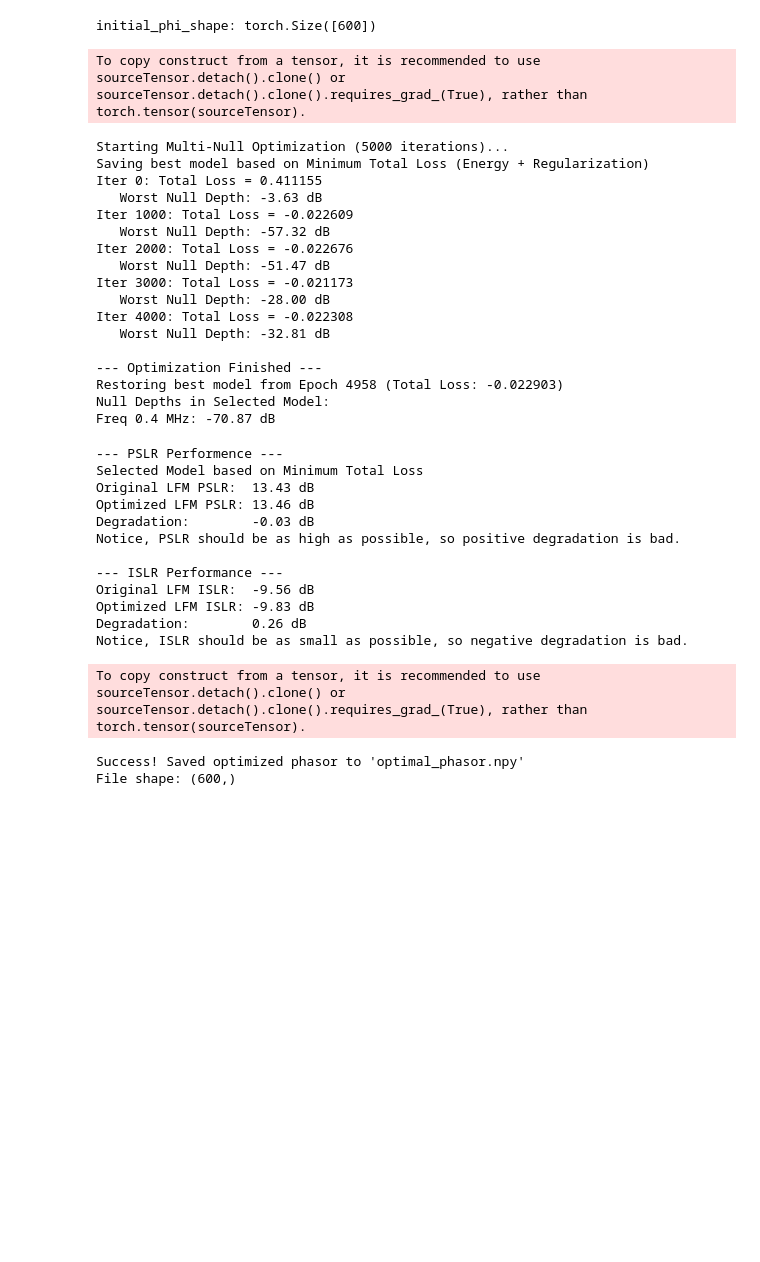
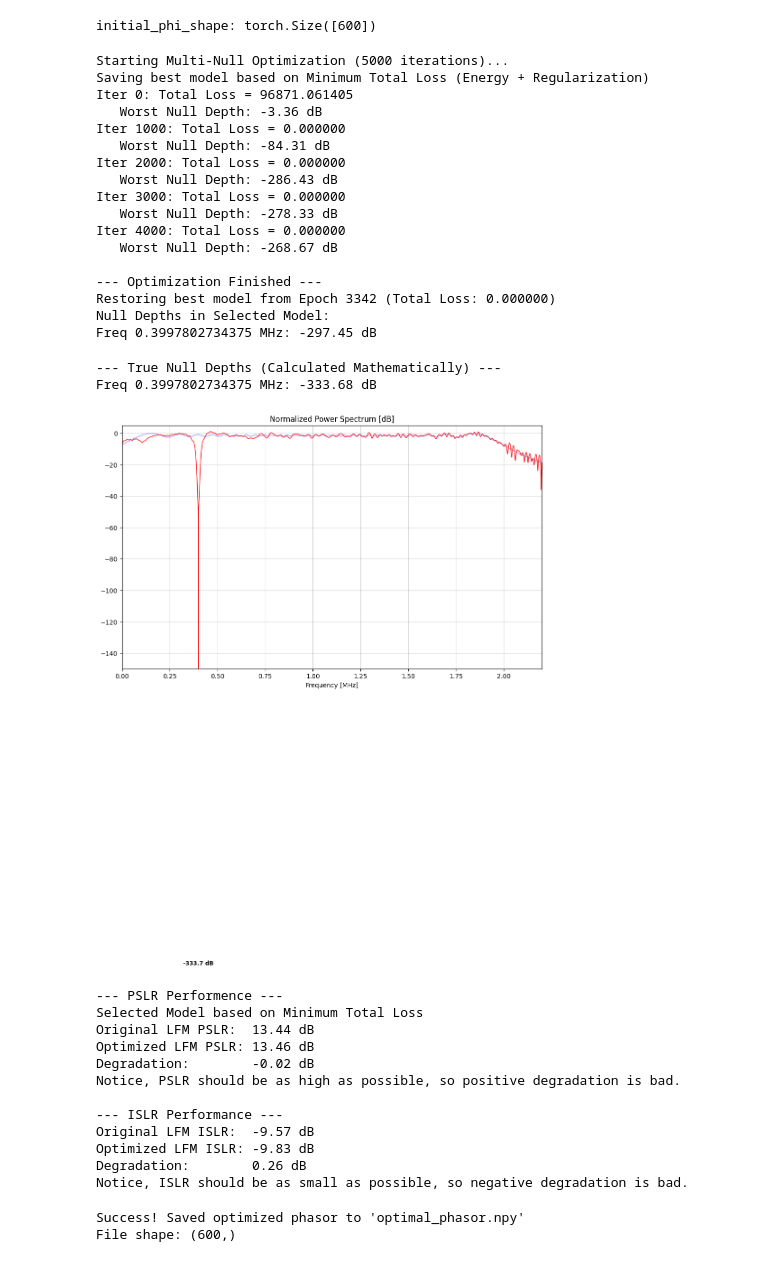
Before and after one commit to OriNik100/Spec_Null, a Jupyter notebook: non_linear_eq3.ipynb, the cells around one changed output. Saved outputs shown, nothing was run; the diff lists cells and outputs as text; code cells hidden in the pictures; blank space fills up the shorter version.

```diff
--- a/non_linear_eq3.ipynb
+++ b/non_linear_eq3.ipynb
@@ -32,7 +32,18 @@ a = 1
 s_base = a * torch.complex(torch.cos(psi), torch.sin(psi))
 
 null_freqs = [0.4e6]
+# Nulls real frequencies for N_FFT = 2**14
+null_targets = [0.4e6]
+nulls = []
+
+for f_val in null_targets:
+    df = Fs / N_fft
+    bin_idx = int(np.round(f_val / df))
+    nulls.append(bin_idx * df)
+
+null_freqs = nulls
 print(f"Targets defined at: {[f/1e6 for f in null_freqs]} MHz")
+
 
 # Steering Matrix
 steering_vectors = []
@@ -45,5 +56,4 @@ steering_matrix = torch.stack(steering_vectors)
 
 
 z = torch.tensor(hlp.build_z(a,psi,t,null_freqs))
-print(torch._shape_as_tensor(z))
 # %% [output]
@@ -138,12 +148,12 @@ if phi.shape != (N,):
 
 learning_rate =  0.010640845633353869
 iterations = 5000
-beta_smooth = 2.6721252174776165e-05
+beta_smooth = 0
 beta_norm = 0 # 1.0914710219012044e-05
-beta_div1 = 0
-beta_div2 = 0
-beta_pslr = 0.001
-beta_islr = 0.001
+beta_div1 = 10000000
+beta_div2 = 100000000
+beta_pslr = 0
+beta_islr = 0
 
 optimizer = torch.optim.Adam([phi], lr=learning_rate)
 
@@ -238,24 +248,23 @@ for k, f in enumerate(null_freqs):
     e_db = 10 * np.log10(final_energies[k].item())
     print(f"Freq {f/1e6} MHz: {e_db:.2f} dB")
 # %% [output]
-To copy construct from a tensor, it is recommended to use sourceTensor.detach().clone() or sourceTensor.detach().clone().requires_grad_(True), rather than torch.tensor(sourceTensor).
+Starting Multi-Null Optimization (5000 iterations)...
+Saving best model based on Minimum Total Loss (Energy + Regularization)
+Iter 0: Total Loss = 96871.061405
+   Worst Null Depth: -3.36 dB
+Iter 1000: Total Loss = 0.000000
+   Worst Null Depth: -84.31 dB
+Iter 2000: Total Loss = 0.000000
+   Worst Null Depth: -286.43 dB
+Iter 3000: Total Loss = 0.000000
+   Worst Null Depth: -278.33 dB
+Iter 4000: Total Loss = 0.000000
+   Worst Null Depth: -268.67 dB
+
+--- Optimization Finished ---
+Restoring best model from Epoch 3342 (Total Loss: 0.000000)
+Null Depths in Selected Model:
+Freq 0.3997802734375 MHz: -297.45 dB
-Starting Multi-Null Optimization (5000 iterations)...
-Saving best model based on Minimum Total Loss (Energy + Regularization)
-Iter 0: Total Loss = 0.411155
-   Worst Null Depth: -3.63 dB
-Iter 1000: Total Loss = -0.022609
-   Worst Null Depth: -57.32 dB
-Iter 2000: Total Loss = -0.022676
-   Worst Null Depth: -51.47 dB
-Iter 3000: Total Loss = -0.021173
-   Worst Null Depth: -28.00 dB
-Iter 4000: Total Loss = -0.022308
-   Worst Null Depth: -32.81 dB
-
---- Optimization Finished ---
-Restoring best model from Epoch 4958 (Total Loss: -0.022903)
-Null Depths in Selected Model:
-Freq 0.4 MHz: -70.87 dB
 # %%
 #3 Showing the Null
 null_freqs_np = np.array(null_freqs)
@@ -304,35 +313,39 @@ for k, f_val in enumerate(null_freqs_np):
     print(f"Freq {f_val/1e6} MHz: {exact_db_relative[k]:.2f} dB")
 
 
 # 5. הציור
 plt.figure(figsize=(12, 7))
 
 # גרף האות המקורי
 plt.plot(freqs/1e6, S_orig_norm, label='Original LFM', color='blue', alpha=0.3) # original signal
 
 # גרף האות האופטימלי (FFT)
 plt.plot(freqs/1e6, S_final_norm, label='Optimized Signal', color='red', linewidth=1) # optimized signal
 
 # stars for exact null depths
 plt.scatter(null_freqs_np/1e6, exact_db_relative,
             color='black', marker='*', s=150, zorder=10,
             label='Exact Analytical Depth')
 
 # adding text next to stars
 for k, f_val in enumerate(null_freqs_np):
     depth = exact_db_relative[k]
     plt.text(f_val/1e6, depth - 5, f"{depth:.1f} dB",
              color='black', fontweight='bold', ha='center', fontsize=9)
 
 plt.title("Normalized Power Spectrum [dB]")
 plt.xlabel("Frequency [MHz]")
 
 #plt.legend(loc='upper right')
 plt.grid(True, alpha=0.5)
-#plt.xlim(0, B/1e6 + 0.2)
-#plt.ylim(-150, 5)
+plt.xlim(0, B/1e6 + 0.2)
+plt.ylim(-150, 5)
 plt.tight_layout()
 plt.show()
+# %% [output]
+--- True Null Depths (Calculated Mathematically) ---
+Freq 0.3997802734375 MHz: -333.68 dB
+[figure, added]
 # %%
 #4 - Matched Filter and PSLR Calculation
 with torch.no_grad():
@@ -376,17 +389,16 @@ print("Notice, ISLR should be as small as possible, so negative degradation is b
 # %% [output]
 --- PSLR Performence ---
 Selected Model based on Minimum Total Loss
-Original LFM PSLR:  13.43 dB
+Original LFM PSLR:  13.44 dB
 Optimized LFM PSLR: 13.46 dB
-Degradation:        -0.03 dB
+Degradation:        -0.02 dB
 Notice, PSLR should be as high as possible, so positive degradation is bad.
 
 --- ISLR Performance ---
-Original LFM ISLR:  -9.56 dB
+Original LFM ISLR:  -9.57 dB
 Optimized LFM ISLR: -9.83 dB
 Degradation:        0.26 dB
 Notice, ISLR should be as small as possible, so negative degradation is bad.
-To copy construct from a tensor, it is recommended to use sourceTensor.detach().clone() or sourceTensor.detach().clone().requires_grad_(True), rather than torch.tensor(sourceTensor).
 # %%
 #5 Saving phi
 phi_numpy = best_phi.detach().cpu().numpy()
```
Also changed, not shown: parts of 3 cells of this notebook.
